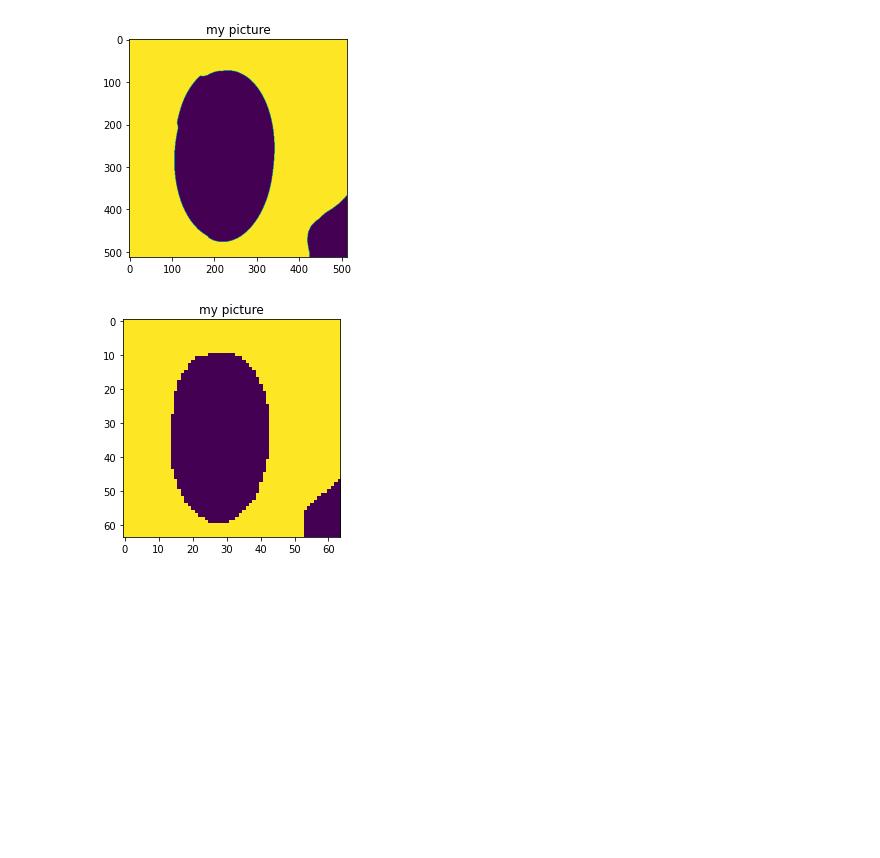
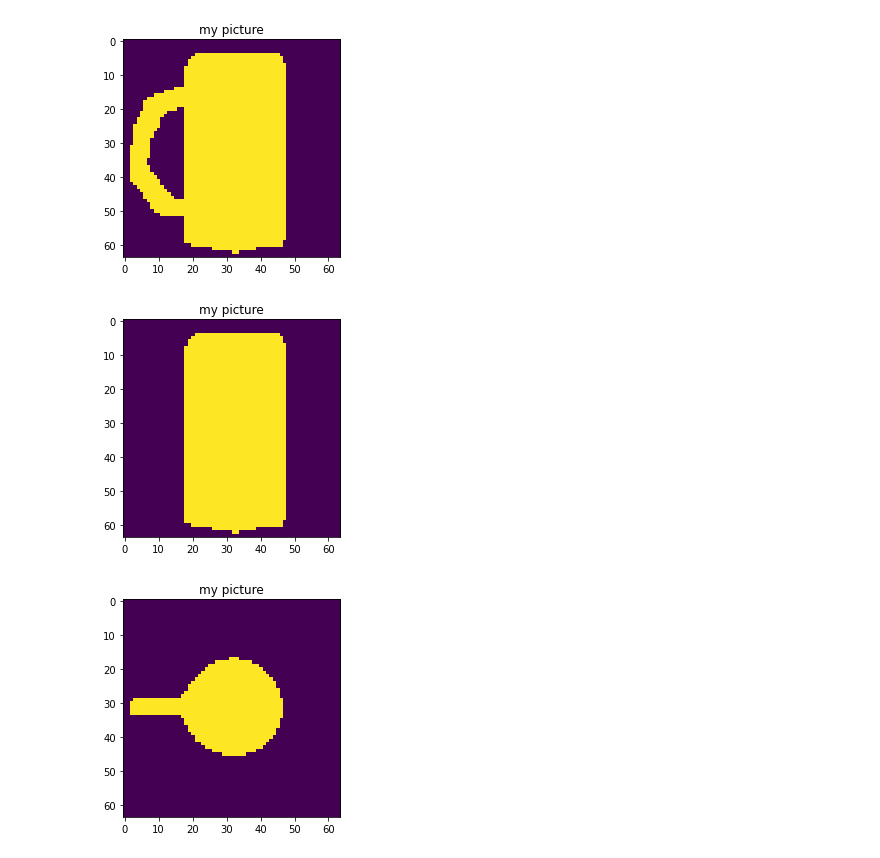
Before and after one commit to sumegim/octree, a Jupyter notebook: pipeline.ipynb, the cells around one changed output. Saved outputs shown, nothing was run; the diff lists cells and outputs as text; code cells hidden in the pictures; blank space fills up the shorter version.

```diff
--- a/pipeline.ipynb
+++ b/pipeline.ipynb
@@ -3,33 +3,40 @@ import cv2
 import numpy as np
 import matplotlib.pyplot as plt
 
-img = cv2.imread("photo.jpg", cv2.CV_8UC1)
+def pipeline(image_name):
 
-width = 512
-height = 512
-dim = (width, height)
+    img = cv2.imread(image_name, cv2.CV_8UC1)
+    #img = img[0:2250, 750:3000]
+    width = 512
+    height = 512
+    dim = (width, height)
 
-# resize image
-resized = cv2.resize(img, dim, interpolation = cv2.INTER_AREA)
-blurred = cv2.medianBlur(resized,5)
-ret,thresholds = cv2.threshold(blurred, 0, 255, cv2.THRESH_OTSU)
-kernel = np.ones((5,5), np.uint8)
-mask = cv2.erode(thresholds, kernel, iterations=1)
-mask = cv2.dilate(mask, kernel, iterations=1)
+    # resize image
+    resized = cv2.resize(img, dim, interpolation = cv2.INTER_AREA)
+    blurred = cv2.medianBlur(resized,5)
+    ret,thresholds = cv2.threshold(blurred, 0, 255, cv2.THRESH_OTSU)
+    kernel = np.ones((5,5), np.uint8)
+    mask = cv2.erode(thresholds, kernel, iterations=1)
+    mask = cv2.dilate(mask, kernel, iterations=1)
 
-plt.imshow(mask)
-plt.title('my picture')
-plt.show()
+    width = 64
+    height = 64
+    dim = (width, height)
+
+    final = cv2.resize(mask, dim, interpolation = cv2.INTER_NEAREST)
+    #final = cv2.bitwise_not(final)
+    cv2.imwrite('edited_' + image_name, final)
+    plt.imshow(final)
+    plt.title('my picture')
+    plt.show()
-# %% [output]
-[figure, removed]
-# %%
-width = 64
-height = 64
-dim = (width, height)
-
-final = cv2.resize(mask, dim, interpolation = cv2.INTER_NEAREST)
-plt.imshow(final)
-plt.title('my picture')
-plt.show()
-# %% [output]
-[figure, removed]
+# %%
+#pipeline('barrel1.jpg')
+#pipeline('barrel2.jpg')
+#pipeline('cup2.jpg')
+pipeline('mug1.png')
+pipeline('mug2.png')
+pipeline('mug3.png')
+# %% [output]
+[figure, added]
+[figure, added]
+[figure, added]
```
Also changed, not shown: 51 other files.
